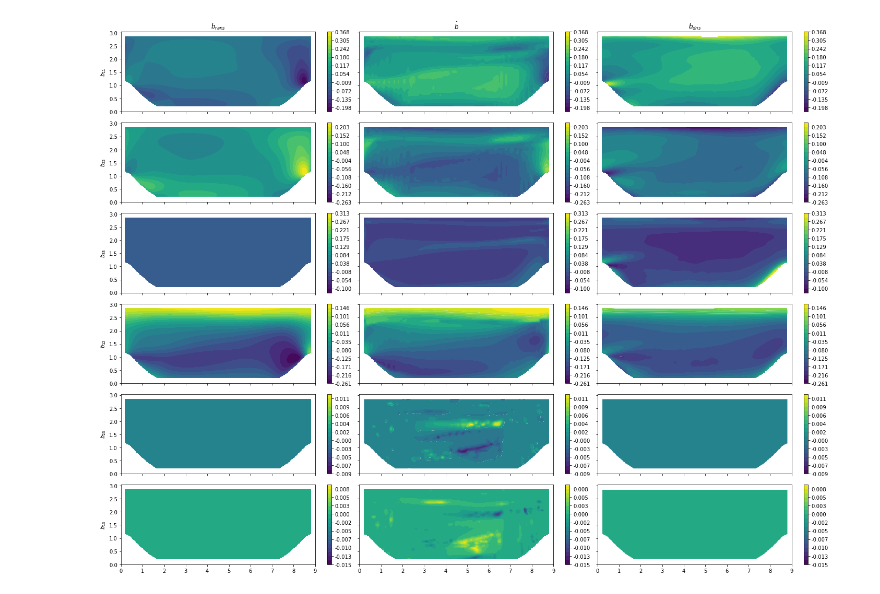
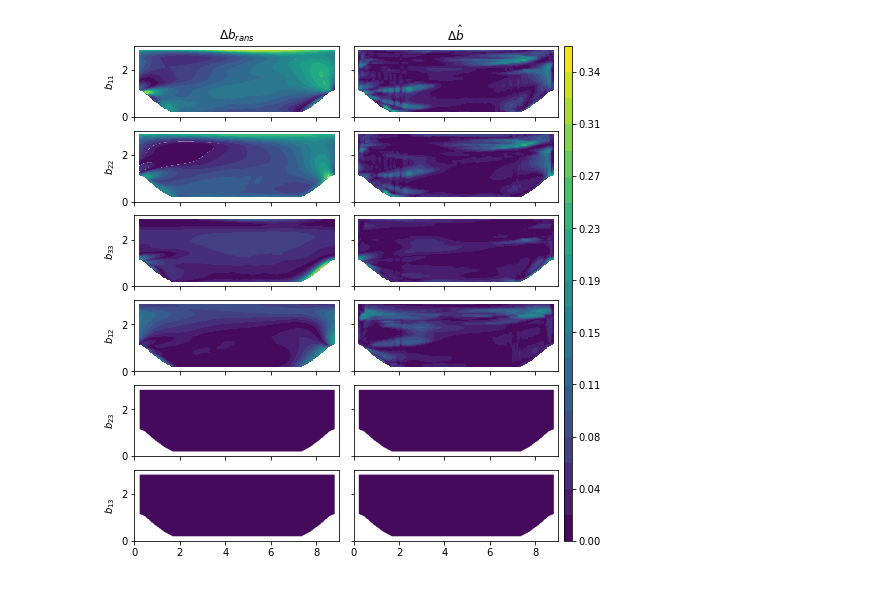
Before and after one commit to leonrccs/data_driven_rans, a Jupyter notebook: notebooks/compare_nn.ipynb, the cells around one changed output. Cells and saved outputs as stored; diff of their text form; code cells hidden in the pictures.

```diff
--- a/notebooks/compare_nn.ipynb
+++ b/notebooks/compare_nn.ipynb
@@ -32,8 +33,8 @@ def time():
     return datetime.datetime.now().strftime("%y-%m-%d_%H-%M")
 # %%
 # set path to models and initialise arrays
-model_path = 'trained_models/'
-model_names = os.listdir(model_path)
+model_path = 'trained_models'
+model_names = ['3cases_500_epochs_1e-5'] # os.listdir(model_path)
 print(model_names)
 models = []
 train_loss = []
@@ -186,72 +221,82 @@ grid_x, grid_y = np.mgrid[0.:9.:300j, 0.:3.035:100j]
 mask = mask_boundary_points(grid_x, grid_y)
 
 # set path to save figures
+# fig_path = '/home/leonriccius/Desktop'
 fig_path = '/home/leonriccius/gkm/Masters_Thesis/jupyter_notebook/images/NN'
-# fig_path = '/home/leonriccius/Desktop'
 
 # for i, model in enumerate(models):
 model = models[0]
+
+# compute delta b
+delta_b_rans = th.abs(b_rans_test - b_dns_test)
+delta_b_nn = th.abs(b_pred - b_dns_test)
 
 # get predicted b
 b_pred, _ = model(inv_test, T_test)
 b_pred = b_pred.reshape(-1,3,3)
 
-# get levels for contourplots
-levels_global = np.linspace(-0.3, 0.4, 20) # (-0.2635, 0.3684, 20)
-levels_diff = np.linspace(.0, .32, 20)
+# find min and max of the deltas for interval to be plotted
+tmp = th.cat((delta_b_rans.flatten(), delta_b_nn.flatten())).detach().numpy()
+b_min = np.min(tmp)
+b_max = np.max(tmp)
+levels_all = np.linspace(b_min, b_max, 20)
+
+# select components to plot
+components = [[0,0], [1,1], [2,2], [0,1], [1,2], [0,2]]
+
+# set number of columns to plot
+ncols = 2
+nrows = len(components)
 
 # create figure
-fig, axs = plt.subplots(6,3, figsize=(20, 15), sharex=True, sharey=True, tight_layout=True)
-# fig, axs = plt.subplots(6,4, figsize=(20, 15), sharex=True, sharey=True, tight_layout=True)
-
-components = [[0,0], [1,1], [2,2], [0,1], [1,2], [0,2]]
+# fig, axs = plt.subplots(6,n_columns, figsize=(7*n_columns, 15), sharex=True, sharey=True, tight_layout=True)
+fig, axs = plt.subplots(nrows=nrows, ncols=ncols, figsize=(3.5*ncols, 1.25*nrows),
+                        sharex=True, sharey=True, constrained_layout=True)  # tight_layout=True)
 
 # loop over all 6 unique of b (symmetric), for pred of b, real b, and difference of these two
 for i, idx in enumerate(components):
     # interpolate data on grid
-    grid_b_rans = griddata(grid_test, b_rans_test.detach().numpy()[:,idx[0],idx[1]], (grid_x, grid_y), method='linear')
-    grid_b_pred = griddata(grid_test, b_pred.detach().numpy()[:,idx[0],idx[1]], (grid_x, grid_y), method='linear')
-    grid_b_test = griddata(grid_test, b_dns_test.detach().numpy()[:,idx[0],idx[1]], (grid_x, grid_y), method='linear')
-#     grid_b_diff = np.abs(grid_b_test - grid_b_pred)
+    grid_delta_b_rans = griddata(grid_test, delta_b_rans.detach().numpy()[:,idx[0],idx[1]], (grid_x, grid_y), method='linear')
+    grid_delta_b_nn = griddata(grid_test, delta_b_nn.detach().numpy()[:,idx[0],idx[1]], (grid_x, grid_y), method='linear')
 
     # set unwanted points to Nan
-    grid_b_rans[~mask] = float('nan')
-    grid_b_pred[~mask] = float('nan')
-    grid_b_test[~mask] = float('nan')
-#     grid_b_diff[~mask] = float('nan')
+    grid_delta_b_rans[~mask] = float('nan')
+    grid_delta_b_nn[~mask] = float('nan')
 
-    # get min an max of (b_pred, b_test) for colormap
-    tmp = th.cat((b_rans_test[:,idx[0],idx[1]], b_pred[:,idx[0],idx[1]], b_dns_test[:,idx[0],idx[1]])).detach().numpy()
+    # get min an max of (b_diff_rans, b_diff_nn) for colormap
+    tmp = th.cat((delta_b_rans[:,idx[0],idx[1]], delta_b_nn[:,idx[0],idx[1]])).detach().numpy()
     b_min = np.min(tmp)
     b_max = np.max(tmp)
     levels = np.linspace(b_min, b_max, 20)
 
     # get the contour plots
-    b_rans = axs.flat[3*i].contourf(grid_x, grid_y, grid_b_rans, levels=levels)
-    b_nn = axs.flat[3*i+1].contourf(grid_x, grid_y, grid_b_pred, levels=levels)
-    b_dns = axs.flat[3*i+2].contourf(grid_x, grid_y, grid_b_test, levels=levels)
+    plot_delta_b_rans = axs.flat[ncols*i].contourf(grid_x, grid_y, grid_delta_b_rans, levels=levels_all)
+    plot_delta_b_nn = axs.flat[ncols*i+1].contourf(grid_x, grid_y, grid_delta_b_nn, levels=levels_all)
 
     # remove contour lines
-    for contour in [b_nn, b_dns, b_diff]:
+    for contour in [plot_delta_b_rans, plot_delta_b_nn]:
         for c in contour.collections:
             c.set_edgecolor("face")
             c.set_linewidth(0.00000000000000001)
 
-    # get the colorbars
-    fig.colorbar(b_rans, ax=axs.flat[3*i], format='%.3f')
-    fig.colorbar(b_nn, ax=axs.flat[3*i+1], format='%.3f')
-    fig.colorbar(b_dns, ax=axs.flat[3*i+2], format='%.3f')
-
+    # get the colorbars incase of one colobar per contourplot
+    #fig.colorbar(plot_delta_b_rans, ax=axs.flat[n_columns*i], format='%.3f')
+    #fig.colorbar(plot_delta_b_nn, ax=axs.flat[n_columns*i+1], format='%.3f')
 
     # set the component names
     axs[i,0].set_ylabel(r'$b_{'+str(idx[0]+1)+str(idx[1]+1)+'}$')
 
-titles = [r'$b_{rans}$', r'$\hat b$', r'$b_{dns}$']
-for i in range(3):
+# set one colorbar for the whole figure
+fig.colorbar(plot_delta_b_nn, ax=axs.flat, aspect=5*ncols*nrows, pad=0.0, format='%.2f')
+
+# set titles
+titles = [r'$\Delta b_{rans}$', r'$\Delta \hat b$']
+for i in range(2):
     axs[0,i].set_title(titles[i])
 
-fig_name = time() + 'phill_' + model_names[0] + '_rans_nn_dns.pdf'
-plt.savefig(os.sep.join([fig_path, fig_name]), format='pdf')
+# save figure
+fig_name = time() + '_phill_' + model_names[0] + '_delta_rans_nn_one_colobar.pdf'
+# plt.savefig(os.sep.join([fig_path, fig_name]), format='pdf')
 # fig.suptitle(r'trained on ' + model_names[i], y=1.01, fontsize=14)
 # %% [output]
-[figure, old version]
+[figure, new version]
```
Also changed, not shown: parts of 8 cells of this notebook.
